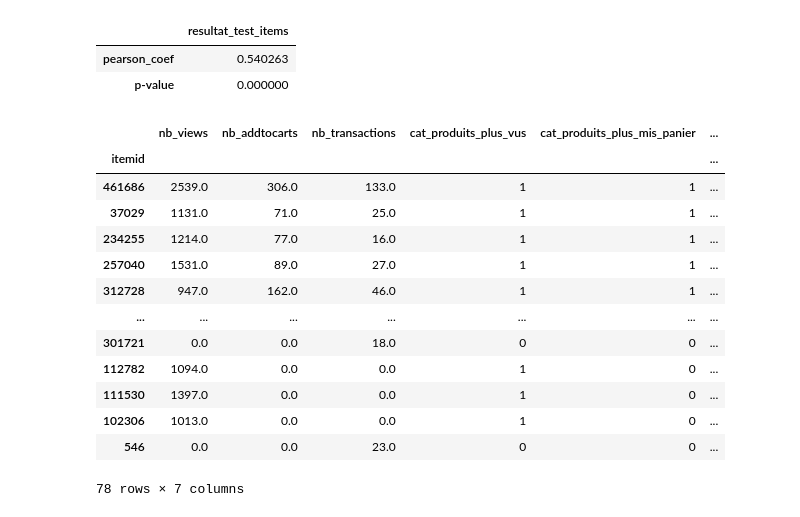
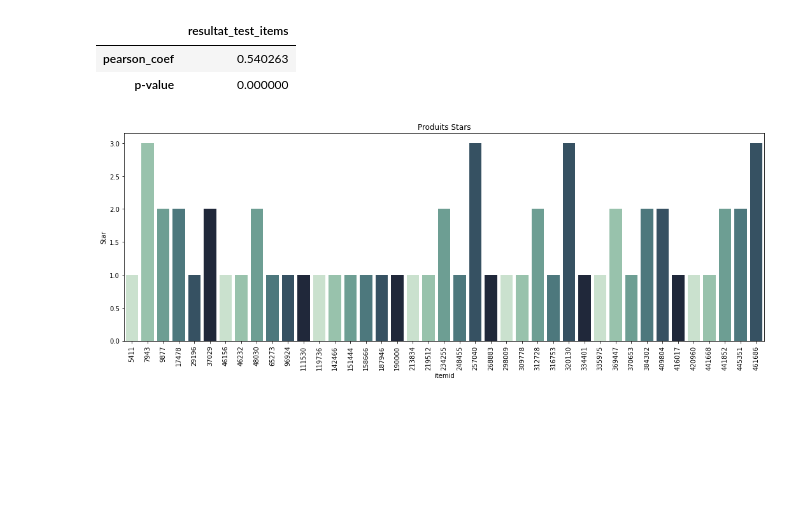
Before and after one commit to soopajot/eCommerce_Customer_Behavior, a Jupyter notebook: suivi_utilisateurs.ipynb, the cells around one changed output. Drawn from its saved outputs; the diff is of its cells as text; code cells hidden in the pictures; blank space fills up the shorter version.

```diff
--- a/suivi_utilisateurs.ipynb
+++ b/suivi_utilisateurs.ipynb
@@ -394,20 +517,15 @@ coefficient de pearson = 0.540263 : Les deux variables sont moyennement corrél
 top_produits = top_produits.fillna(0)
 top_produits['stars_produits_recommandations'] = top_produits['cat_produits_plus_vus'].astype(int) + top_produits['cat_produits_plus_mis_panier'].astype(int) + top_produits['cat_produits_plus_vendus'].astype(int)
 
-top_produits = top_produits.sort_values(by='stars_produits_recommandations', ascending=False)
-top_produits
+stars_produits = top_produits.sort_values(by='stars_produits_recommandations', ascending=False)
+produits_plus_vendus = top_produits.sort_values(by='nb_transactions', ascending=False)
-# %% [output]
-|  | nb_views | nb_addtocarts | nb_transactions | cat_produits_plus_vus | cat_produits_plus_mis_panier | ... |
-| itemid |  |  |  |  |  | ... |
-| 461686 | 2539.0 | 306.0 | 133.0 | 1 | 1 | ... |
-| 37029 | 1131.0 | 71.0 | 25.0 | 1 | 1 | ... |
-| 234255 | 1214.0 | 77.0 | 16.0 | 1 | 1 | ... |
-| 257040 | 1531.0 | 89.0 | 27.0 | 1 | 1 | ... |
-| 312728 | 947.0 | 162.0 | 46.0 | 1 | 1 | ... |
-| ... | ... | ... | ... | ... | ... | ... |
-| 301721 | 0.0 | 0.0 | 18.0 | 0 | 0 | ... |
-| 112782 | 1094.0 | 0.0 | 0.0 | 1 | 0 | ... |
-| 111530 | 1397.0 | 0.0 | 0.0 | 1 | 0 | ... |
-| 102306 | 1013.0 | 0.0 | 0.0 | 1 | 0 | ... |
-| 546 | 0.0 | 0.0 | 23.0 | 0 | 0 | ... |
-78 rows × 7 columns
+# %%
+## SOOYOUNG 21/03 ##
+# Moteur de recommandation : Calculs Nombres de transaction, de view, d'add to cart
+plt.figure(figsize=(18,6))
+sns.barplot(stars_produits.index, stars_produits.stars_produits_recommandations, palette=sns.cubehelix_palette(rot=-.4))
+plt.ylabel("Star")
+plt.title("Produits Stars");
+plt.xticks(rotation=90);
+# %% [output]
+[figure, added]
```
Also changed, not shown: parts of 19 cells of this notebook.
